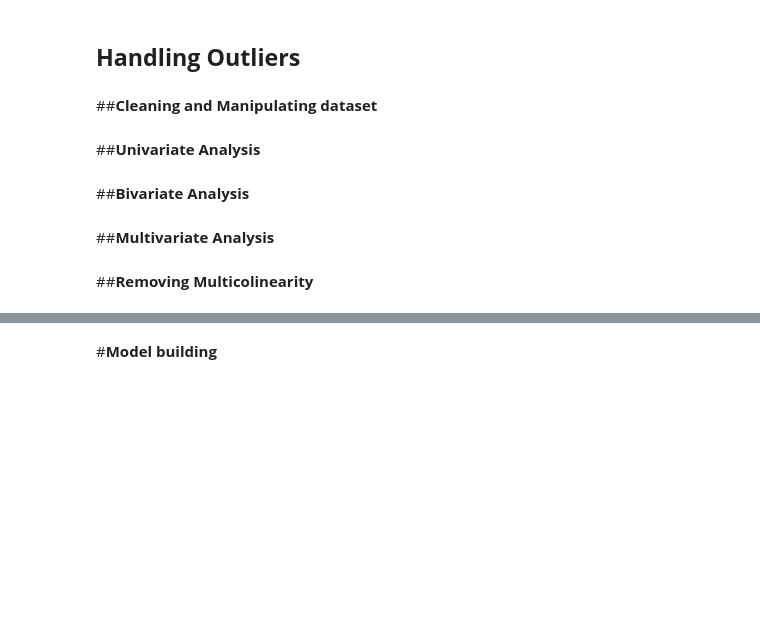
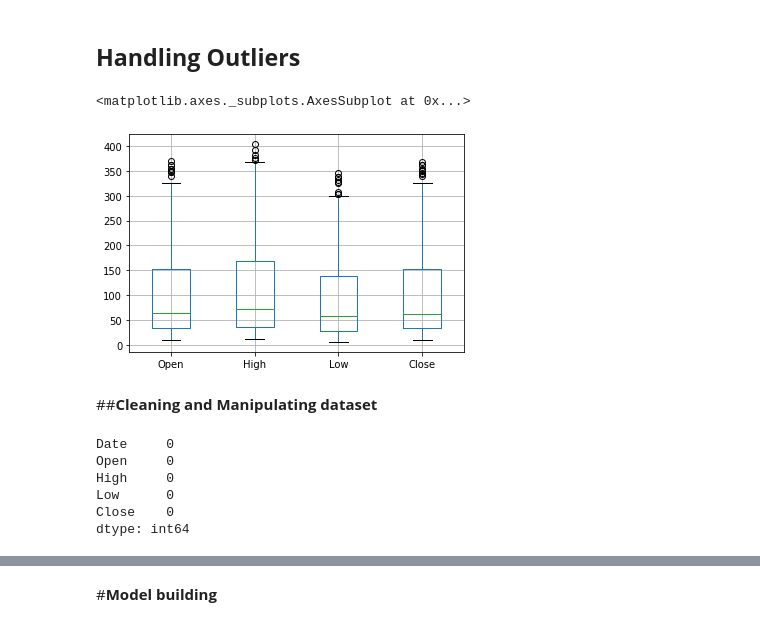
Before and after one commit to Syed-Irfan-1165/ML-Regression, a Jupyter notebook: Yes_Bank_Predictions.ipynb, the cells around one changed output, grey strips where cells are left out. Cells and saved outputs as stored; diff of their text form; code cells hidden in the pictures; blank space fills up the shorter version.

```diff
--- a/Yes_Bank_Predictions.ipynb
+++ b/Yes_Bank_Predictions.ipynb
@@ -32,0 +34,4 @@ import matplotlib.pyplot as plt
+# %%
+# Importing csv file
+
+YesBank_df = pd.read_csv(r"/content/drive/MyDrive/Linear Regression/data_YesBank_StockPrices.csv")
@@ -34,17 +92,21 @@ import matplotlib.pyplot as plt
 # **Exploratory Data Analysis**
 # %% [markdown]
 ## **Handling Outliers**
+# %%
+YesBank_df.boxplot()
+# %% [output]
+<matplotlib.axes._subplots.AxesSubplot at 0x...>
+[figure, added]
 # %% [markdown]
 
 
 ##**Cleaning and Manipulating dataset**
-# %% [markdown]
-##**Univariate Analysis**
-# %% [markdown]
-##**Bivariate Analysis**
-# %% [markdown]
-##**Multivariate Analysis**
-# %% [markdown]
-
-
-##**Removing Multicolinearity**
+# %%
+YesBank_df.isnull().sum()
+# %% [output]
+Date     0
+Open     0
+High     0
+Low      0
+Close    0
+dtype: int64
```
Also changed, not shown: parts of 25 cells of this notebook.
